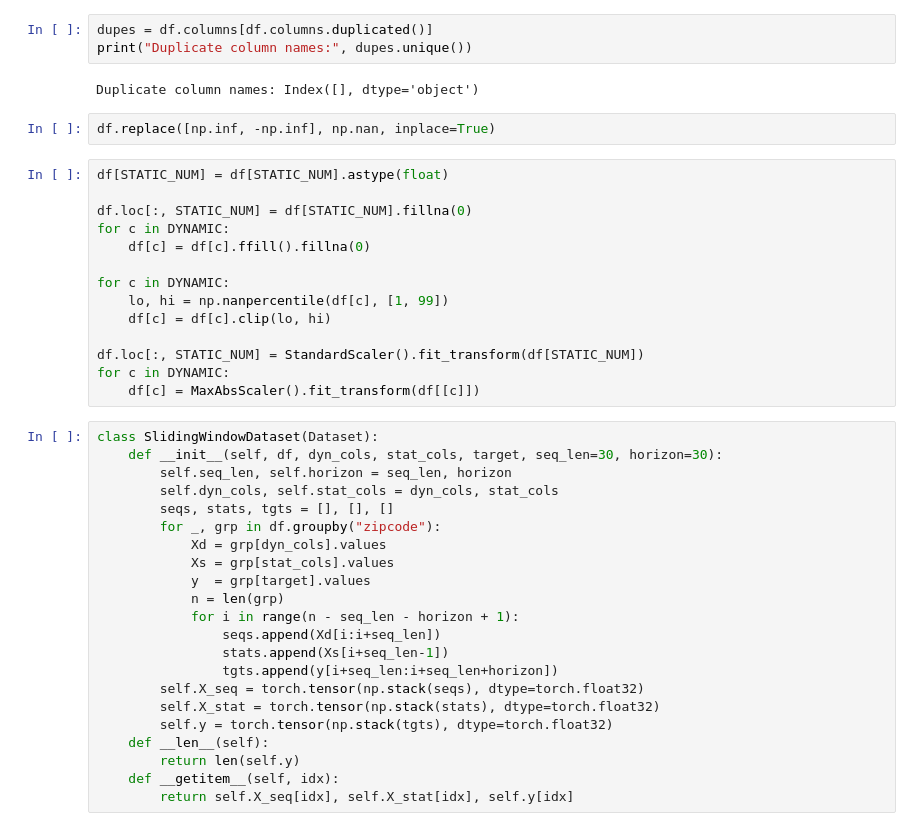
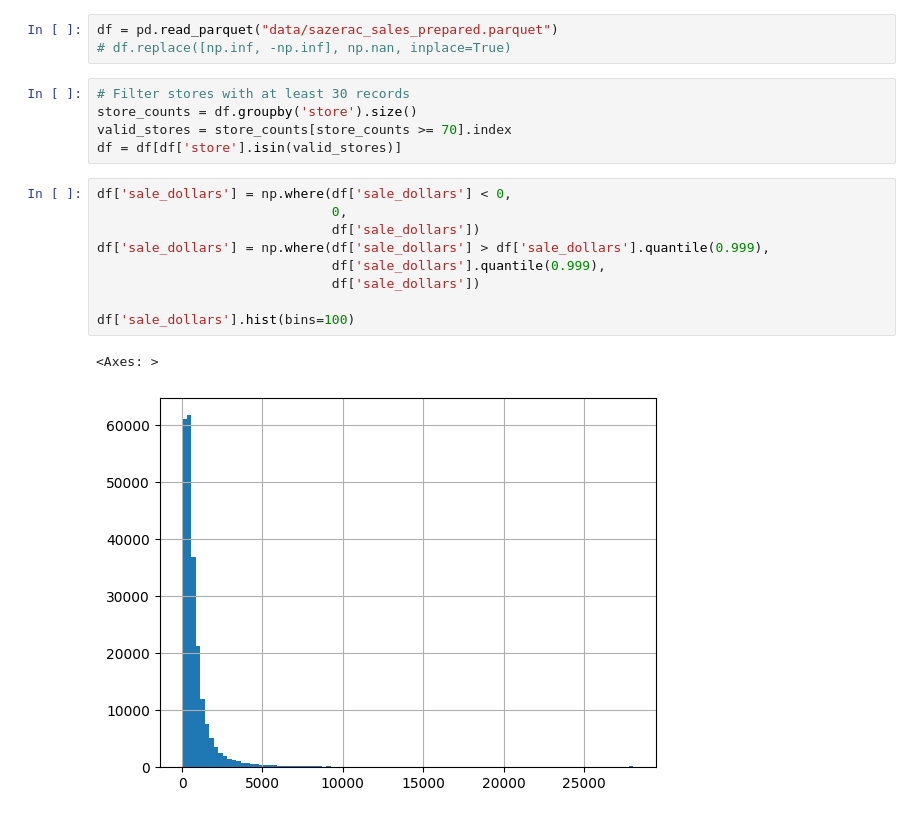
Before and after one commit to AAN-innopolis/Sales_Decline_Forecasting, a Jupyter notebook: notebooks/attention_lstm_full.ipynb, the cells around one changed output. Cells and saved outputs as stored; diff of their text form.

```diff
--- a/notebooks/attention_lstm_full.ipynb
+++ b/notebooks/attention_lstm_full.ipynb
@@ -75,43 +14,20 @@ DYNAMIC    = list(dict.fromkeys(DYNAMIC))
-# %%
-dupes = df.columns[df.columns.duplicated()]
-print("Duplicate column names:", dupes.unique())
-# %% [output]
-Duplicate column names: Index([], dtype='object')
 # %%
-df.replace([np.inf, -np.inf], np.nan, inplace=True)
+df = pd.read_parquet("data/sazerac_sales_prepared.parquet")
+# df.replace([np.inf, -np.inf], np.nan, inplace=True)
-# %%
-df[STATIC_NUM] = df[STATIC_NUM].astype(float)
-
-df.loc[:, STATIC_NUM] = df[STATIC_NUM].fillna(0)
-for c in DYNAMIC:
-    df[c] = df[c].ffill().fillna(0)
-
-for c in DYNAMIC:
-    lo, hi = np.nanpercentile(df[c], [1, 99])
-    df[c] = df[c].clip(lo, hi)
-
-df.loc[:, STATIC_NUM] = StandardScaler().fit_transform(df[STATIC_NUM])
-for c in DYNAMIC:
-    df[c] = MaxAbsScaler().fit_transform(df[[c]])
-# %%
-class SlidingWindowDataset(Dataset):
-    def __init__(self, df, dyn_cols, stat_cols, target, seq_len=30, horizon=30):
-        self.seq_len, self.horizon = seq_len, horizon
-        self.dyn_cols, self.stat_cols = dyn_cols, stat_cols
-        seqs, stats, tgts = [], [], []
-        for _, grp in df.groupby("zipcode"):
-            Xd = grp[dyn_cols].values
-            Xs = grp[stat_cols].values
-            y  = grp[target].values
-            n = len(grp)
-            for i in range(n - seq_len - horizon + 1):
-                seqs.append(Xd[i:i+seq_len])
-                stats.append(Xs[i+seq_len-1])
-                tgts.append(y[i+seq_len:i+seq_len+horizon])
-        self.X_seq = torch.tensor(np.stack(seqs), dtype=torch.float32)
-        self.X_stat = torch.tensor(np.stack(stats), dtype=torch.float32)
-        self.y = torch.tensor(np.stack(tgts), dtype=torch.float32)
-    def __len__(self):
-        return len(self.y)
-    def __getitem__(self, idx):
-        return self.X_seq[idx], self.X_stat[idx], self.y[idx]
+# %%
+# Filter stores with at least 30 records
+store_counts = df.groupby('store').size()
+valid_stores = store_counts[store_counts >= 70].index
+df = df[df['store'].isin(valid_stores)]
+# %%
+df['sale_dollars'] = np.where(df['sale_dollars'] < 0,
+                              0,
+                              df['sale_dollars'])
+df['sale_dollars'] = np.where(df['sale_dollars'] > df['sale_dollars'].quantile(0.999),
+                              df['sale_dollars'].quantile(0.999),
+                              df['sale_dollars'])
+
+df['sale_dollars'].hist(bins=100)
+# %% [output]
+<Axes: >
+[figure, added]
```
Also changed, not shown: parts of 23 cells of this notebook, 1 other file.
